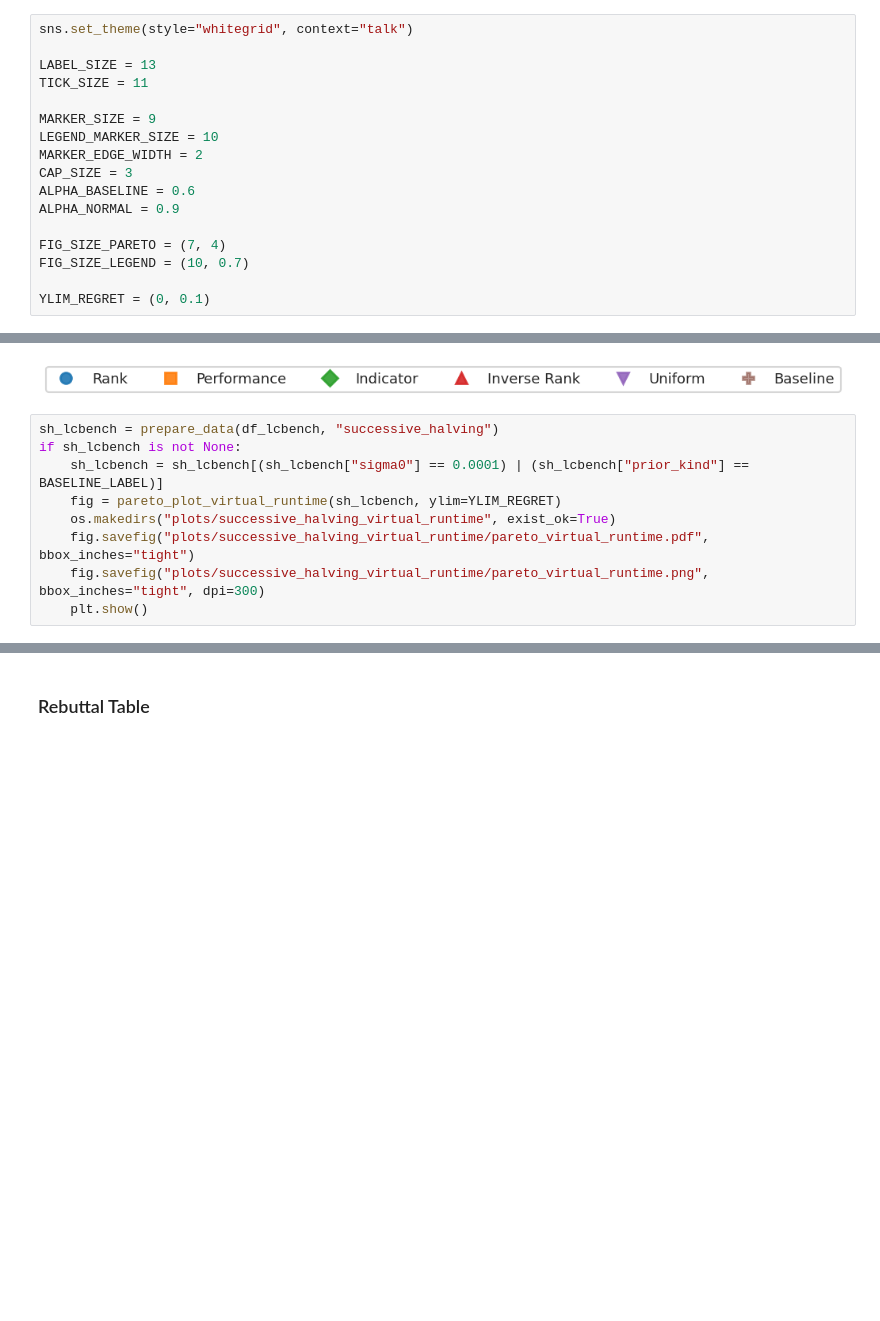
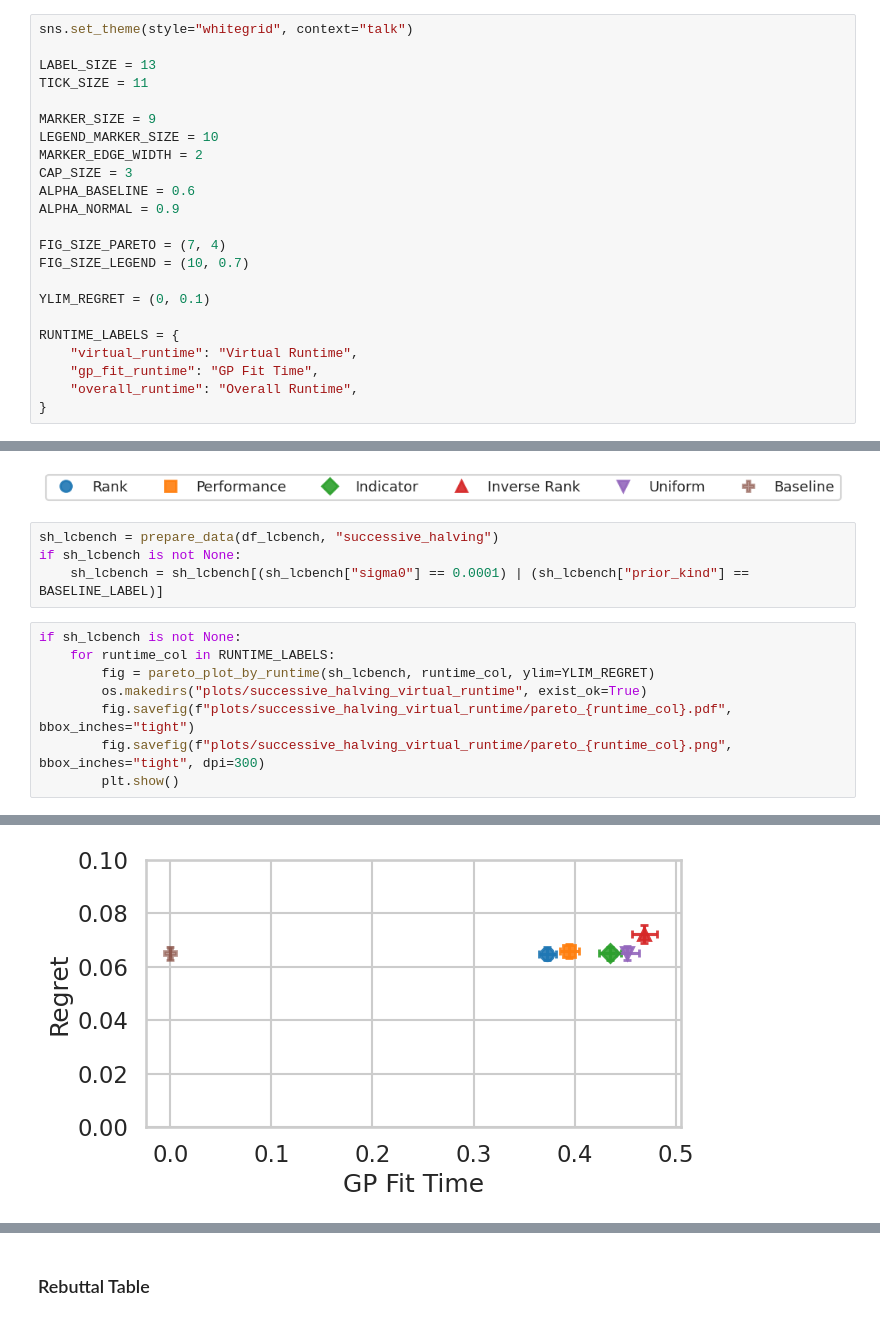
Before and after one commit to LUH-AI/PriorBAI, a Jupyter notebook: neurips_plots_virtual_runtime.ipynb, the cells around one changed output, grey strips where cells are left out. Saved outputs shown, nothing was run; the diff lists cells and outputs as text; blank space fills up the shorter version.

```diff
--- a/neurips_plots_virtual_runtime.ipynb
+++ b/neurips_plots_virtual_runtime.ipynb
@@ -164,4 +181,10 @@ FIG_SIZE_PARETO = (7, 4)
 FIG_SIZE_LEGEND = (10, 0.7)
 
 YLIM_REGRET = (0, 0.1)
+
+RUNTIME_LABELS = {
+    "virtual_runtime": "Virtual Runtime",
+    "gp_fit_runtime": "GP Fit Time",
+    "overall_runtime": "Overall Runtime",
+}
 # %%
@@ -311,14 +332,18 @@ _fig_lp.savefig("plots/successive_halving_virtual_runtime/legend_pareto.png", bb
 plt.show()
 # %% [output]
 [figure]
+# %%
+sh_lcbench = prepare_data(df_lcbench, "successive_halving")
+if sh_lcbench is not None:
+    sh_lcbench = sh_lcbench[(sh_lcbench["sigma0"] == 0.0001) | (sh_lcbench["prior_kind"] == BASELINE_LABEL)]
 # %%
-sh_lcbench = prepare_data(df_lcbench, "successive_halving")
 if sh_lcbench is not None:
-    sh_lcbench = sh_lcbench[(sh_lcbench["sigma0"] == 0.0001) | (sh_lcbench["prior_kind"] == BASELINE_LABEL)]
-    fig = pareto_plot_virtual_runtime(sh_lcbench, ylim=YLIM_REGRET)
-    os.makedirs("plots/successive_halving_virtual_runtime", exist_ok=True)
-    fig.savefig("plots/successive_halving_virtual_runtime/pareto_virtual_runtime.pdf", bbox_inches="tight")
-    fig.savefig("plots/successive_halving_virtual_runtime/pareto_virtual_runtime.png", bbox_inches="tight", dpi=300)
-    plt.show()
+    for runtime_col in RUNTIME_LABELS:
+        fig = pareto_plot_by_runtime(sh_lcbench, runtime_col, ylim=YLIM_REGRET)
+        os.makedirs("plots/successive_halving_virtual_runtime", exist_ok=True)
+        fig.savefig(f"plots/successive_halving_virtual_runtime/pareto_{runtime_col}.pdf", bbox_inches="tight")
+        fig.savefig(f"plots/successive_halving_virtual_runtime/pareto_{runtime_col}.png", bbox_inches="tight", dpi=300)
+        plt.show()
 # %% [output]
 [figure]
+[figure, added]
```
Also changed, not shown: parts of 7 cells of this notebook, 10 other files.
